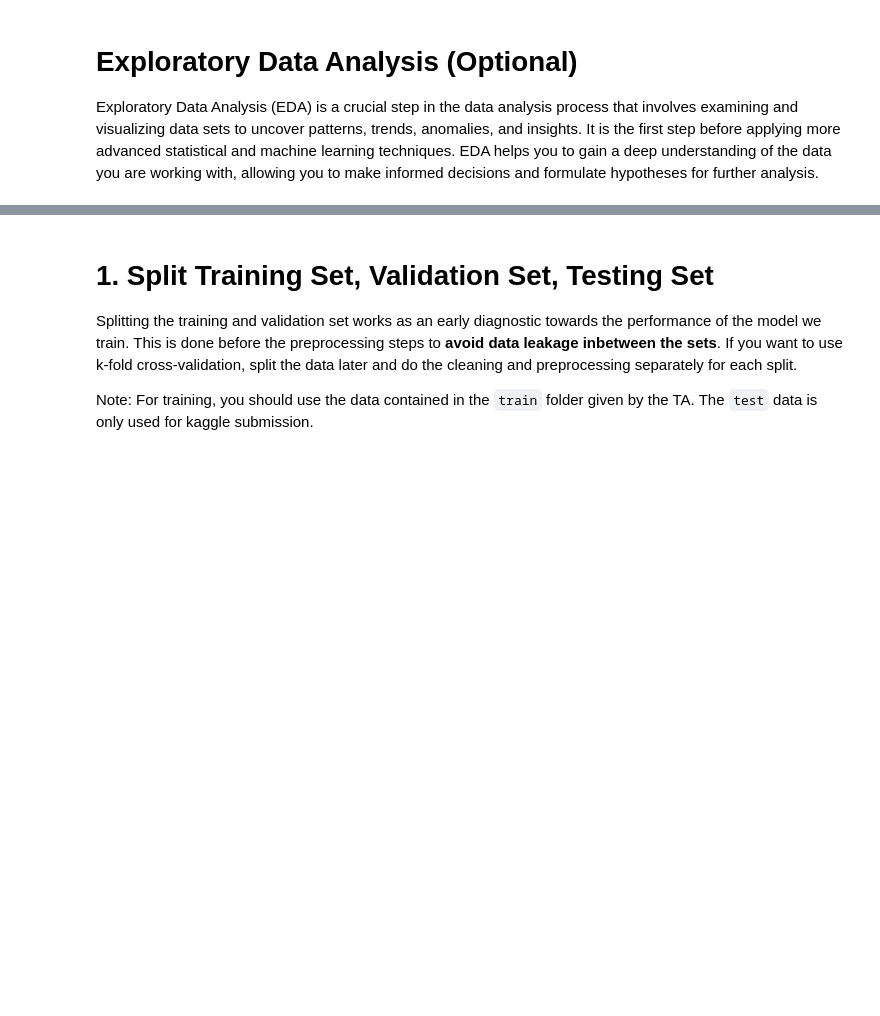
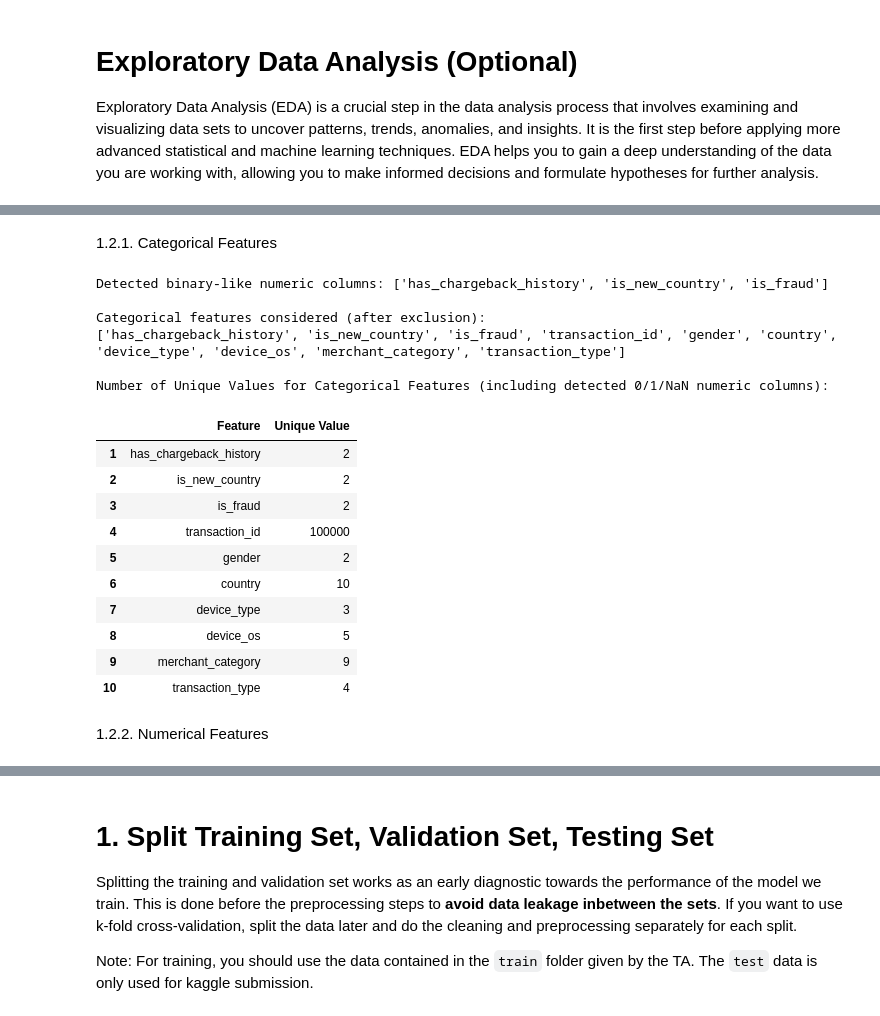
Before and after one commit to wiijaakk/IF3070_Tubes2_AbyuDAIya-Ganbatte, a Jupyter notebook: IF3070 Dasar Artificial Intelligence _ Tugas Besar 2 Notebook.ipynb, the cells around one changed output, grey strips where cells are left out. Saved outputs shown, nothing was run; the diff lists cells and outputs as text; code cells hidden in the pictures; blank space fills up the shorter version.

```diff
--- a/IF3070 Dasar Artificial Intelligence _ Tugas Besar 2 Notebook.ipynb
+++ b/IF3070 Dasar Artificial Intelligence _ Tugas Besar 2 Notebook.ipynb
@@ -17,8 +60,8 @@ import pandas as pd
 import numpy as np
 import matplotlib.pyplot as plt
 import seaborn as sns
-
-# Import other libraries if needed
+plt.style.use('ggplot')
+pd.set_option('display.max_columns', 50)
 # %% [markdown]
 ## Import Dataset
 # %%
@@ -143,0 +201,59 @@ df.describe()
+# %% [markdown]
+1.2.1. Categorical Features
+# %%
+# Identify numeric columns
+num_cols = df.select_dtypes(include=[np.number]).columns.tolist()
+
+def is_binary_like(series, tol=1e-8):
+    vals = series.dropna().values
+    if vals.size == 0:
+        return False
+    return np.all(np.isclose(vals, 0, atol=tol) | np.isclose(vals, 1, atol=tol))
+
+# Detect binary-like numeric columns
+binary_like_features = [col for col in num_cols if is_binary_like(df[col])]
+
+categorical_features = df.select_dtypes(include=['object', 'category']).columns.tolist()
+all_categorical_features = list(binary_like_features) + list(categorical_features)
+
+exclude = ['NoOfURLRedirect', 'NoOfSelfRedirect', 'FILENAME', 'URL', 'Domain', 'Title']
+all_categorical_features = [
+    f for f in all_categorical_features
+    if f not in exclude and f in df.columns
+]
+
+if 'label' in df.columns and 'label' not in all_categorical_features:
+    all_categorical_features.append('label')
+elif 'attack_cat' in df.columns and 'attack_cat' not in all_categorical_features:
+    all_categorical_features.append('attack_cat')
+
+unique_values = df[all_categorical_features].nunique(dropna=True)
+unique_values2 = pd.DataFrame(unique_values, columns=['Unique Value']).reset_index()
+unique_values2.rename(columns={'index': 'Feature'}, inplace=True)
+unique_values2.index = range(1, len(unique_values2) + 1)
+
+print('\nDetected binary-like numeric columns:', binary_like_features)
+print('\nCategorical features considered (after exclusion):')
+print(all_categorical_features)
+print('\nNumber of Unique Values for Categorical Features (including detected 0/1/NaN numeric columns):')
+unique_values2
+# %% [output]
+Detected binary-like numeric columns: ['has_chargeback_history', 'is_new_country', 'is_fraud']
+
+Categorical features considered (after exclusion):
+['has_chargeback_history', 'is_new_country', 'is_fraud', 'transaction_id', 'gender', 'country', 'device_type', 'device_os', 'merchant_category', 'transaction_type']
+
+Number of Unique Values for Categorical Features (including detected 0/1/NaN numeric columns):
+|  | Feature | Unique Value |
+| 1 | has_chargeback_history | 2 |
+| 2 | is_new_country | 2 |
+| 3 | is_fraud | 2 |
+| 4 | transaction_id | 100000 |
+| 5 | gender | 2 |
+| 6 | country | 10 |
+| 7 | device_type | 3 |
+| 8 | device_os | 5 |
+| 9 | merchant_category | 9 |
+| 10 | transaction_type | 4 |
+# %% [markdown]
+1.2.2. Numerical Features
```
Also changed, not shown: parts of 20 cells of this notebook.
